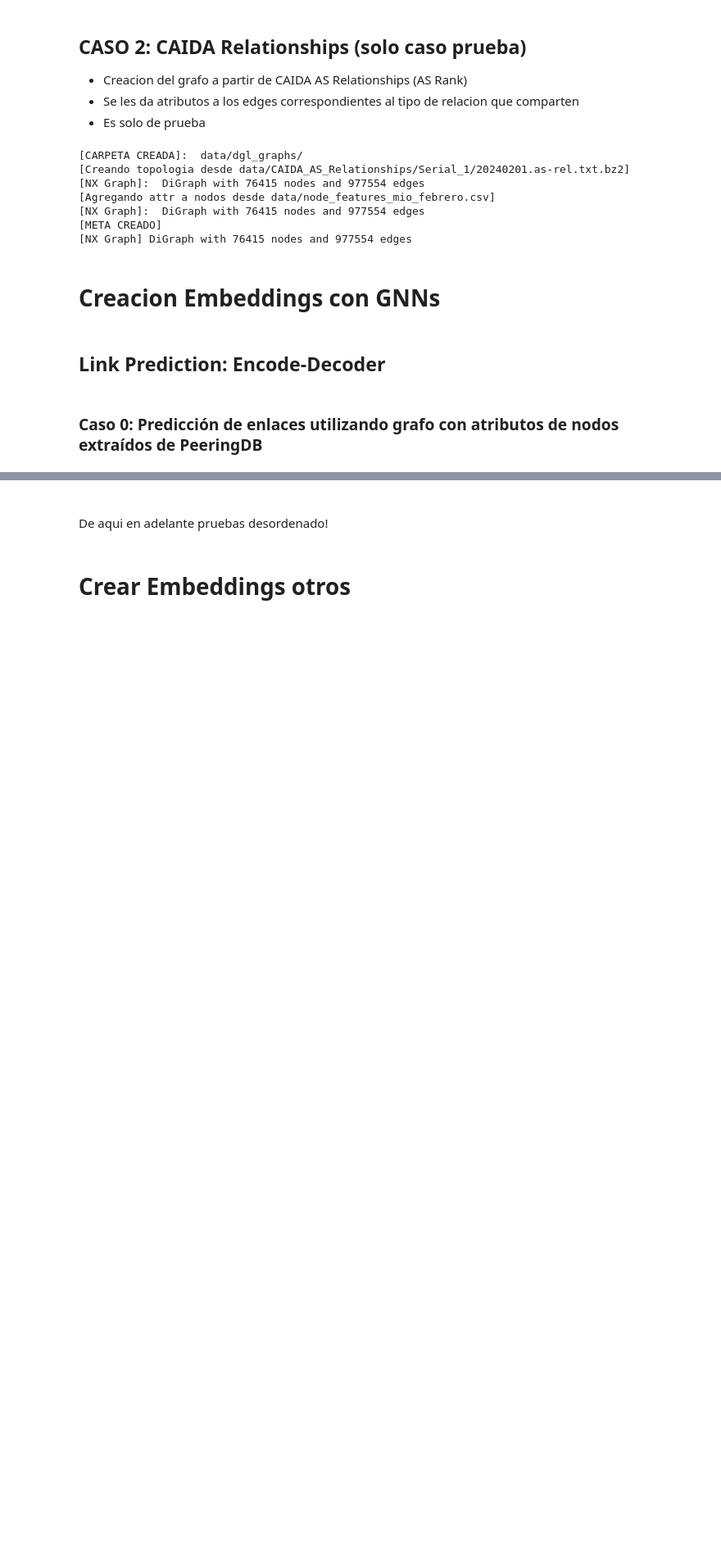
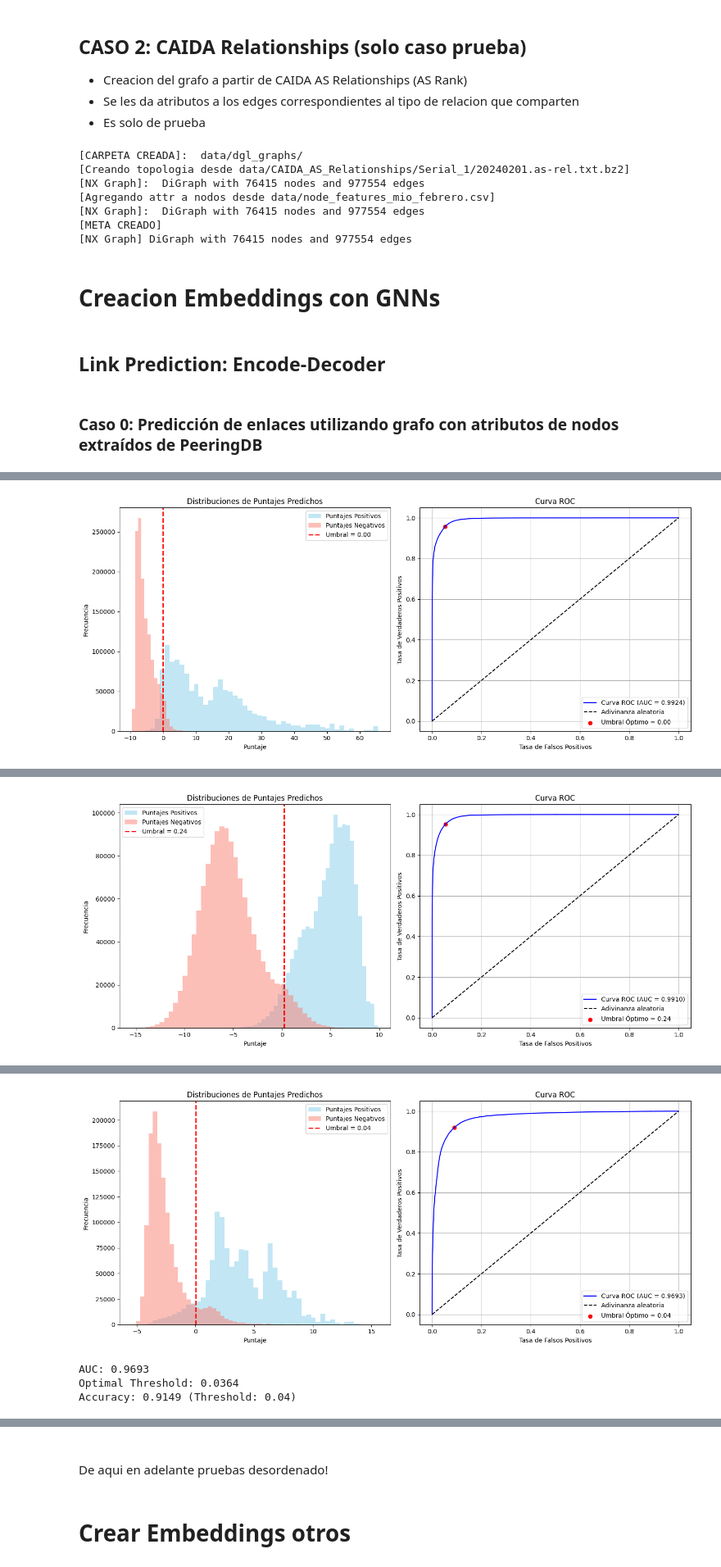
Before and after one commit to valesteban/TrabajoTesis, a Jupyter notebook: train_embeddings.ipynb, the cells around one changed output, grey strips where cells are left out. Shown at 82% size. Drawn from its saved outputs; the diff is of its cells as text; code cells hidden in the pictures; blank space fills up the shorter version.

```diff
--- a/train_embeddings.ipynb
+++ b/train_embeddings.ipynb
@@ -607,0 +519,56 @@ decoder.W2.bias torch.Size([1])
+# %%
+ecoder = 'MLP'
+in_feats = gnn.dgl_graph.ndata['feat'].shape[1]
+hidden_feats = 32
+out_feats = 16
+
+for model_name in models:
+
+    print("Training model: {} ----------------------------------------------- \n".format(model_name))
+
+    model = models[model_name](
+        in_feats=in_feats,
+        hidden_feats=hidden_feats,
+        out_feats=out_feats )
+
+    optimizer = torch.optim.Adam(model.parameters(), lr=0.01)
+
+    # ----------- training -------------------------------- #
+
+    all_logits = []
+    for e in range(100):
+
+        # forward
+        model.train()
+        h = model.encode(gnn.train_g, gnn.train_g.ndata["feat"])
+
+        pos_score = model.decodeMLP(gnn.train_pos_g, h)
+        neg_score = model.decodeMLP(gnn.train_neg_g, h)
+
+
+        loss = compute_loss(pos_score, neg_score)
+
+        # backward
+        optimizer.zero_grad()
+        loss.backward()
+        optimizer.step()
+
+        if e % 10 == 0:
+            print("In epoch {}, loss: {}".format(e, loss))
+
+    # ----------- check results ------------------------ #
+    from sklearn.metrics import roc_auc_score
+
+    with torch.no_grad():
+        pos_score = model.decodeMLP(gnn.test_pos_g, h)
+        neg_score = model.decodeMLP(gnn.test_neg_g, h)
+        print("AUC", compute_auc(pos_score, neg_score))
+        threshold = plot_roc_with_distributions(pos_score, neg_score,model_name+'_'+decoder+'_'+attr,  "caso1")
+        compute_accuracy(pos_score, neg_score, threshold=threshold)
+
+    # Guaradar el modelo
+    torch.save(model.state_dict(), DATA_PATH + '/resultados/GNN/EnfoquePorPartes/Caso1' + f'/model_emb_{decoder}_{model_name}_{attr}.pth')
+
+    # Guardar los embeddings
+    torch.save(h, DATA_PATH + '/resultados/GNN/EnfoquePorPartes/Caso1' + f"/embeddings_ribs_{decoder}_{model_name}_{attr}.pt")
+# %% [output]
@@ -607,0 +588 @@ decoder.W2.bias torch.Size([1])
+[figure, added]
@@ -607,0 +605 @@ decoder.W2.bias torch.Size([1])
+[figure, added]
@@ -607,0 +622,4 @@ decoder.W2.bias torch.Size([1])
+[figure, added]
+AUC: 0.9693
+Optimal Threshold: 0.0364
+Accuracy: 0.9149 (Threshold: 0.04)
```
Also changed, not shown: parts of 55 cells of this notebook, 2 other files.
